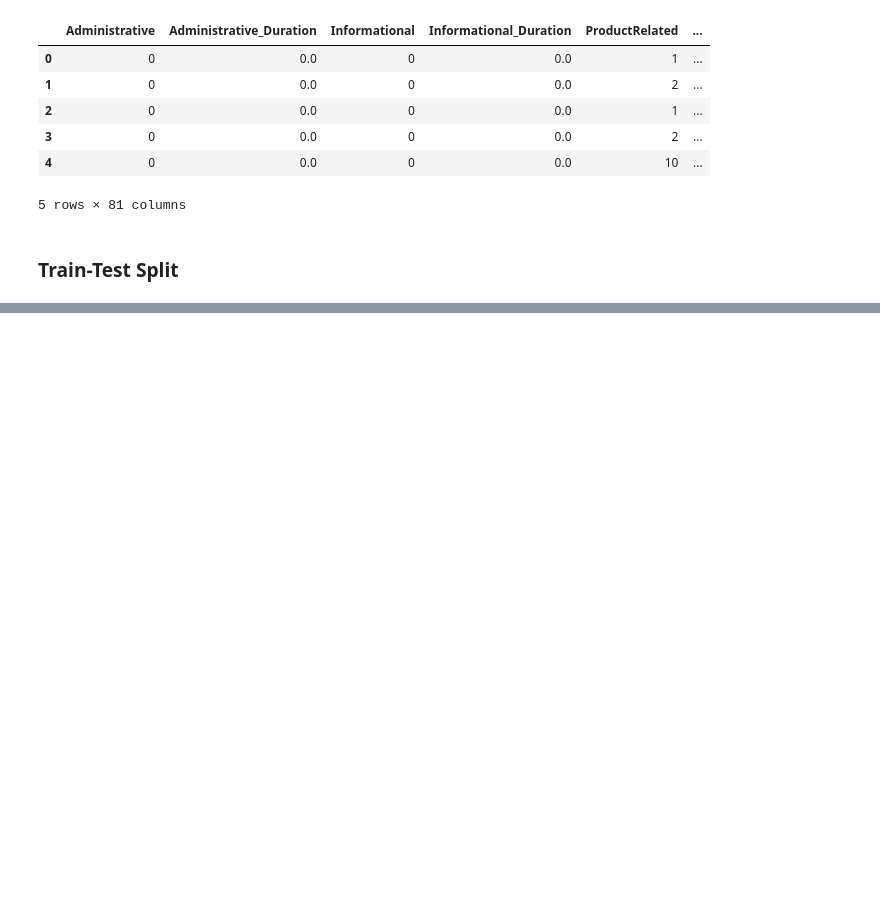
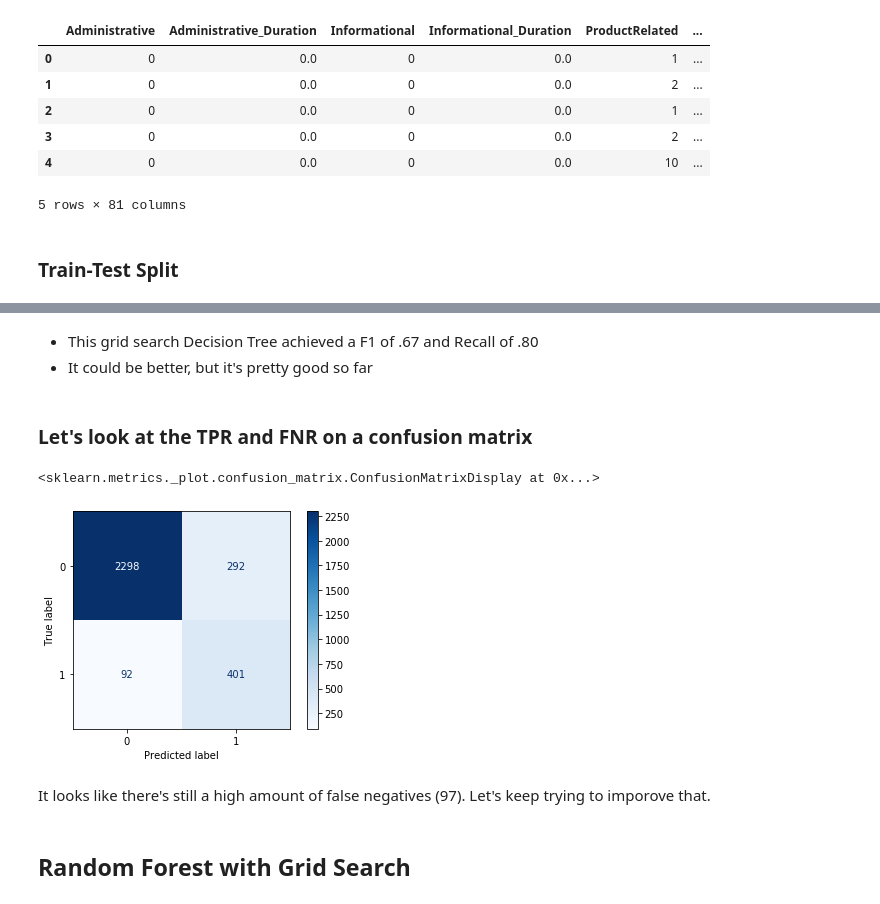
Before and after one commit to jefelito/ecommerce_purchases, a Jupyter notebook: d_tree_model.ipynb, the cells around one changed output, grey strips where cells are left out. Cells and saved outputs as stored; diff of their text form; code cells hidden in the pictures; blank space fills up the shorter version.

```diff
--- a/d_tree_model.ipynb
+++ b/d_tree_model.ipynb
@@ -106,0 +263,10 @@ X_test = scaler.transform(X_test)
+# %%
+grid_tree = DecisionTreeClassifier(random_state=3, criterion='gini', class_weight='balanced')
+# %%
+param_dict={'max_depth': range(2,15,1),
+            'max_leaf_nodes': range(2,30,2),
+            'min_samples_split': range(2,4,1)}
+# %%
+grid_tree = GridSearchCV(grid_tree, param_dict, cv=5, scoring='f1', verbose=1)
+# %%
+grid_tree.fit(X_train, y_train)
@@ -106,0 +345,14 @@ X_test = scaler.transform(X_test)
+# %% [markdown]
+- This grid search Decision Tree achieved a F1 of .67 and Recall of .80
+- It could be better, but it's pretty good so far
+# %% [markdown]
+### Let's look at the TPR and FNR on a confusion matrix
+# %%
+plot_confusion_matrix(grid_tree, X_test, y_test, cmap=plt.cm.Blues)
+# %% [output]
+<sklearn.metrics._plot.confusion_matrix.ConfusionMatrixDisplay at 0x...>
+[figure, added]
+# %% [markdown]
+It looks like there's still a high amount of false negatives (97). Let's keep trying to imporove that.
+# %% [markdown]
+## Random Forest with Grid Search
```
Also changed, not shown: parts of 59 cells of this notebook, 6 other files.
